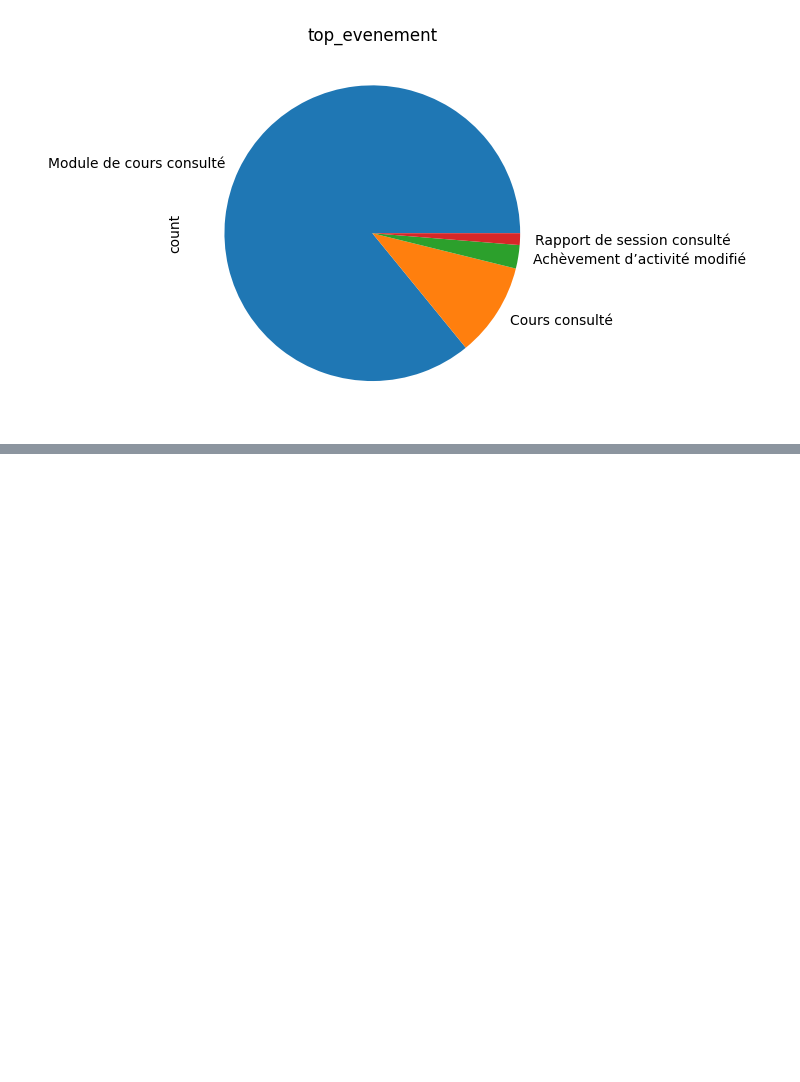
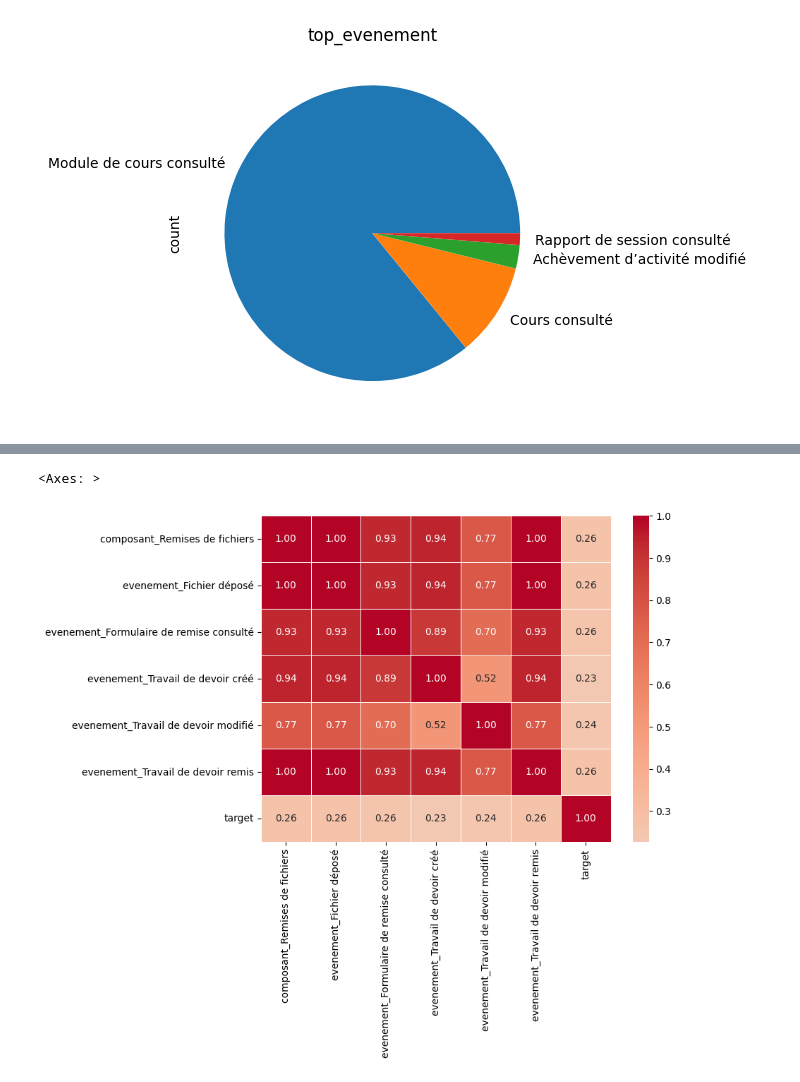
Before and after one commit to Lore9820/projet_notes, a Jupyter notebook: EDA_df.ipynb, the cells around one changed output, grey strips where cells are left out. Saved outputs shown, nothing was run; the diff lists cells and outputs as text; code cells hidden in the pictures; blank space fills up the shorter version.

```diff
--- a/EDA_df.ipynb
+++ b/EDA_df.ipynb
@@ -204,10 +220,10 @@ for col in df:
 pd.set_option('display.max_rows', 70)
 correlations = []
 for col in df.select_dtypes('float'):
-    corr_value = df[col].corr(notes['note'])
+    corr_value = df[col].corr(notes_filtered['note'])
     correlations.append((col, corr_value))
 for col in df.select_dtypes('int'):
-    corr_value = df[col].corr(notes['note'])
+    corr_value = df[col].corr(notes_filtered['note'])
     correlations.append((col, corr_value))
 
 correlation_df = pd.DataFrame(correlations, columns=['Feature', 'Correlation'])
@@ -307 +314,17 @@ P-value: 0.6046366603795468
 Er is geen significant verschil in de 'note' tussen de verschillende categorieën van 'top_evenement'.
+# %%
+results = []
+alpha = 0.05
+
+for col in df.select_dtypes('float'):
+    corr_coefficient, p_value = stats.pearsonr(df[col], notes_filtered['note'])
+    significant = "Sign" if p_value < alpha else "Non"
+    results.append((col, corr_coefficient, p_value, significant))
+
+for col in df.select_dtypes('int'):
+    corr_coefficient, p_value = stats.pearsonr(df[col], notes_filtered['note'])
+    significant = "Sign" if p_value < alpha else "Non"
+    results.append((col, corr_coefficient, p_value, significant))
+
+correlation_df = pd.DataFrame(results, columns=['Feature', 'Coefficient', 'P-value', 'Significance'])
+print(correlation_df.sort_values(by='Coefficient', ascending=False))
@@ -307,0 +349,2 @@ Er is geen significant verschil in de 'note' tussen de verschillende categorieë
+# %%
+significant_corrs = correlation_df[correlation_df['Significance'] == 'Sign'][['Feature', 'Coefficient']]
@@ -307,0 +374,10 @@ Er is geen significant verschil in de 'note' tussen de verschillende categorieë
+# %%
+significant_features = significant_corrs['Feature'].tolist()
+df_filtered = df[significant_features]
+correlation_matrix = df_filtered.corr()
+
+plt.figure(figsize=(8, 6))
+sns.heatmap(correlation_matrix, annot=True, cmap="coolwarm", center=0, linewidths=0.5, fmt=".2f")
+# %% [output]
+<Axes: >
+[figure, added]
```
Also changed, not shown: parts of 31 cells of this notebook.
